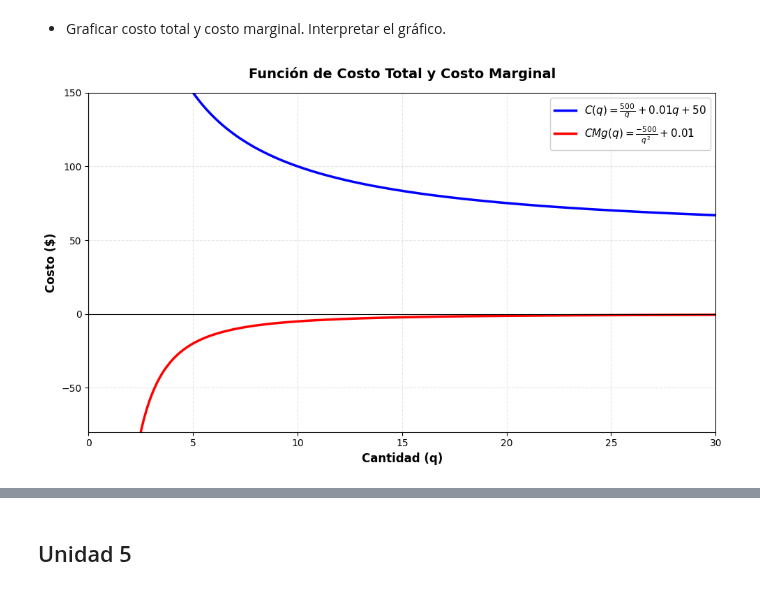
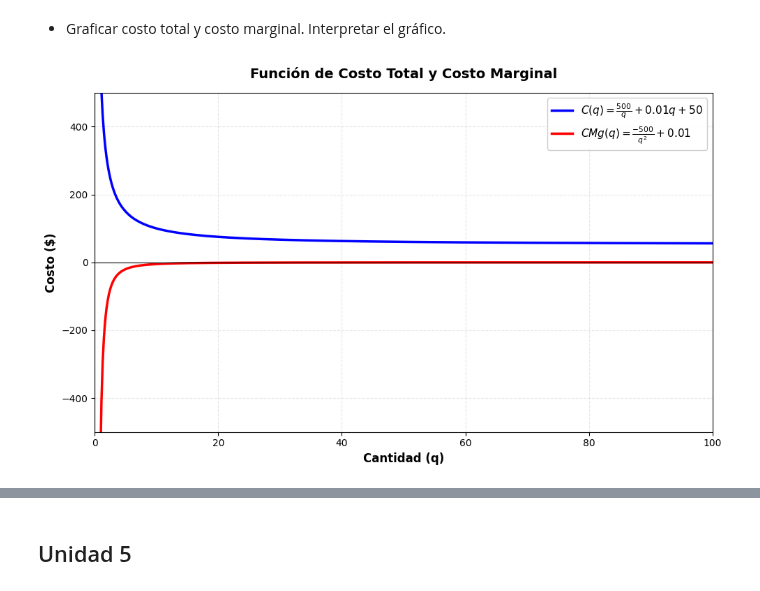
Before and after one commit to alexballera/laboratorio-datos-fce, a Jupyter notebook: 2do_parcial/parcial/[corregido]_Laboratorio_2P_Examen_ipynb.ipynb, the cells around one changed output, grey strips where cells are left out. Saved outputs shown, nothing was run; the diff lists cells and outputs as text; code cells hidden in the pictures.

```diff
--- a/2do_parcial/parcial/[corregido]_Laboratorio_2P_Examen_ipynb.ipynb
+++ b/2do_parcial/parcial/[corregido]_Laboratorio_2P_Examen_ipynb.ipynb
@@ -482,34 +524,35 @@ El costo total variable acumulado entre 30 y 45 unidades es de
 - Graficar costo total y costo marginal. Interpretar el gráfico.
 # %%
 # Preparar datos para graficar
-q_grid = np.linspace(0.1, 30, 500)
+x_max = 100
+q_grid = np.linspace(0.1, x_max, 500)
 C_num = sp.lambdify(q, C)(q_grid)
 CMg_num = sp.lambdify(q, CMg)(q_grid)
 
 # Crear figura con tamaño adecuado
 plt.figure(figsize=(10, 6))
 
 # Graficar costo total y costo marginal
 plt.plot(q_grid, C_num, label='$C(q) = \\frac{500}{q} + 0.01q + 50$',
          linewidth=2.5, color='blue')
 plt.plot(q_grid, CMg_num, label='$CMg(q) = \\frac{-500}{q^2} + 0.01$',
          linewidth=2.5, color='red')
 
 # Líneas de referencia
 plt.axhline(0, color='black', linewidth=0.8)
 plt.axvline(0, color='black', linewidth=0.8)
 
 # Configuración del gráfico
 plt.grid(True, alpha=0.3, linestyle='--')
 plt.xlabel('Cantidad (q)', fontsize=12, fontweight='bold')
 plt.ylabel('Costo ($)', fontsize=12, fontweight='bold')
 plt.title('Función de Costo Total y Costo Marginal',
          fontsize=14, fontweight='bold', pad=15)
 plt.legend(fontsize=11, loc='upper right', framealpha=0.95)
-plt.xlim(0, 30)
-plt.ylim(-80, 150)
+plt.xlim(0, x_max)
+plt.ylim(-500, 500)
 
 plt.tight_layout()
 plt.show()
 # %% [output]
-[figure, old version]
+[figure, new version]
```
Also changed, not shown: parts of 33 cells of this notebook, 1 other file.
